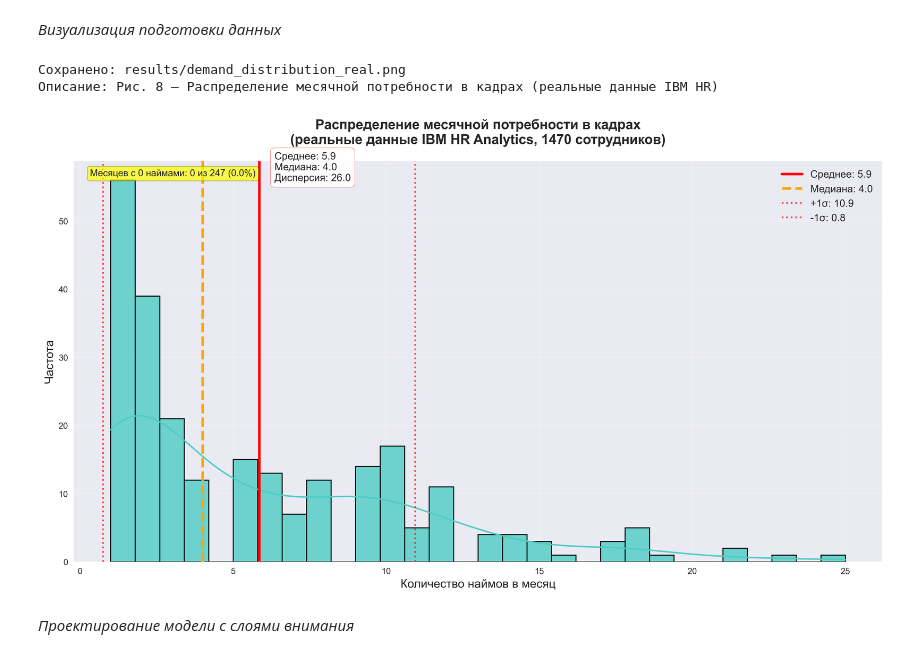
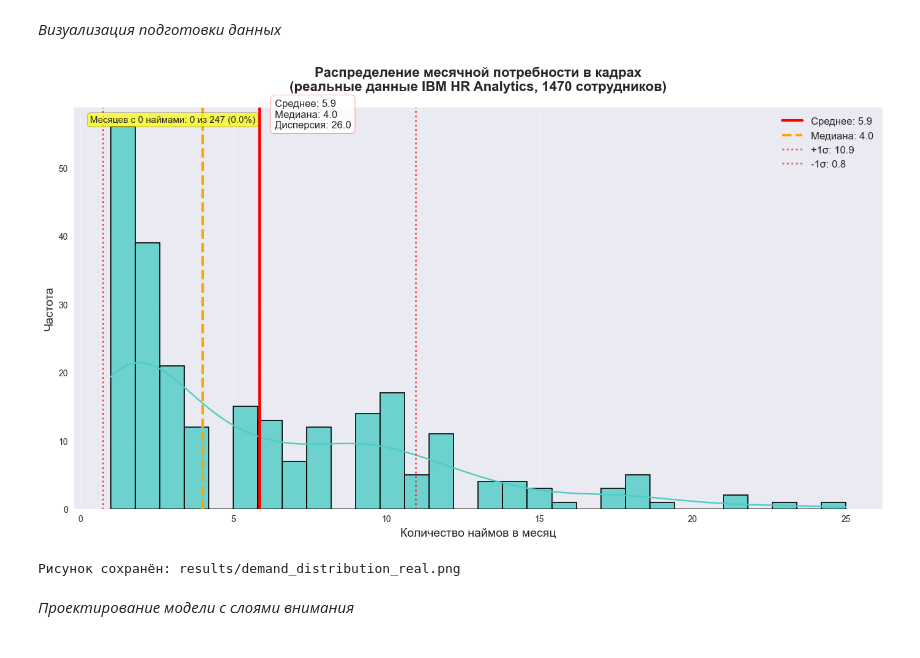
Before and after one commit to Slavik993/Explytacionnaya_Practica_Machine_Learning_5semestr, a Jupyter notebook: Shebanov_V15.ipynb, the cells around one changed output. Cells and saved outputs as stored; diff of their text form; code cells hidden in the pictures.

```diff
--- a/Shebanov_V15.ipynb
+++ b/Shebanov_V15.ipynb
@@ -578,12 +687,14 @@ X_train: (168, 24, 14) | X_test: (43, 24, 14)
 # %% [markdown]
 *Визуализация подготовки данных*
 # %%
-
 
 import matplotlib.pyplot as plt
 import seaborn as sns
 import numpy as np
 from scipy import stats
+import os
+
+os.makedirs("results", exist_ok=True)
 
 plt.figure(figsize=(14, 8))
 
@@ -597,40 +708,42 @@ median_val = df['demand'].median()
 std_val = df['demand'].std()
 q75, q25 = np.percentile(df['demand'], [75, 25])
 iqr = q75 - q25
 
 # Вертикальные линии
 plt.axvline(mean_val, color='red', linestyle='-', linewidth=3, label=f'Среднее: {mean_val:.1f}')
 plt.axvline(median_val, color='orange', linestyle='--', linewidth=3, label=f'Медиана: {median_val:.1f}')
 plt.axvline(mean_val + std_val, color='red', linestyle=':', alpha=0.7, linewidth=2, label=f'+1σ: {mean_val + std_val:.1f}')
 plt.axvline(mean_val - std_val, color='red', linestyle=':', alpha=0.7, linewidth=2, label=f'-1σ: {mean_val - std_val:.1f}')
 
 # Подписи прямо на графике
-plt.text(mean_val + 0.5, plt.ylim()[1]*0.95, f'Среднее: {mean_val:.1f}\nМедиана: {median_val:.1f}\nДисперсия: {df["demand"].var():.1f}',
+plt.text(mean_val + 0.5, plt.ylim()[1]*0.95,
+         f'Среднее: {mean_val:.1f}\nМедиана: {median_val:.1f}\nДисперсия: {df["demand"].var():.1f}',
          fontsize=12, bbox=dict(boxstyle="round,pad=0.4", facecolor="white", edgecolor="red", alpha=0.9))
 
 plt.title('Распределение месячной потребности в кадрах\n(реальные данные IBM HR Analytics, 1470 сотрудников)',
           fontsize=16, fontweight='bold', pad=20)
 plt.xlabel('Количество наймов в месяц', fontsize=14)
 plt.ylabel('Частота', fontsize=14)
 plt.grid(True, alpha=0.3)
 plt.legend(fontsize=12)
 
 # Аннотация: сколько месяцев с 0 наймами
 zero_months = (df['demand'] == 0).sum()
 total_months = len(df)
 plt.text(0.02, 0.98, f'Месяцев с 0 наймами: {zero_months} из {total_months} ({zero_months/total_months:.1%})',
          transform=plt.gca().transAxes, fontsize=11, verticalalignment='top',
          bbox=dict(boxstyle="round", facecolor="yellow", alpha=0.7))
 
 plt.tight_layout()
 
-# Сохранение
-save_and_show(plt.gcf(), 'demand_distribution_real.png',
-              "Рис. 8 – Распределение месячной потребности в кадрах (реальные данные IBM HR)")
+# ←←←← ИСПРАВЛЕНО: обычное сохранение вместо несуществующей функции
+plt.savefig('results/demand_distribution_real.png', dpi=300, bbox_inches='tight')
+plt.show()
+
+print("Рисунок сохранён: results/demand_distribution_real.png")
 # %% [output]
+[figure, new version]
-Сохранено: results/demand_distribution_real.png
-Описание: Рис. 8 – Распределение месячной потребности в кадрах (реальные данные IBM HR)
+Рисунок сохранён: results/demand_distribution_real.png
-[figure, old version]
 # %% [markdown]
 *Проектирование модели с слоями внимания*
 # %% [markdown]
```
Also changed, not shown: parts of 10 cells of this notebook, 24 other files.
